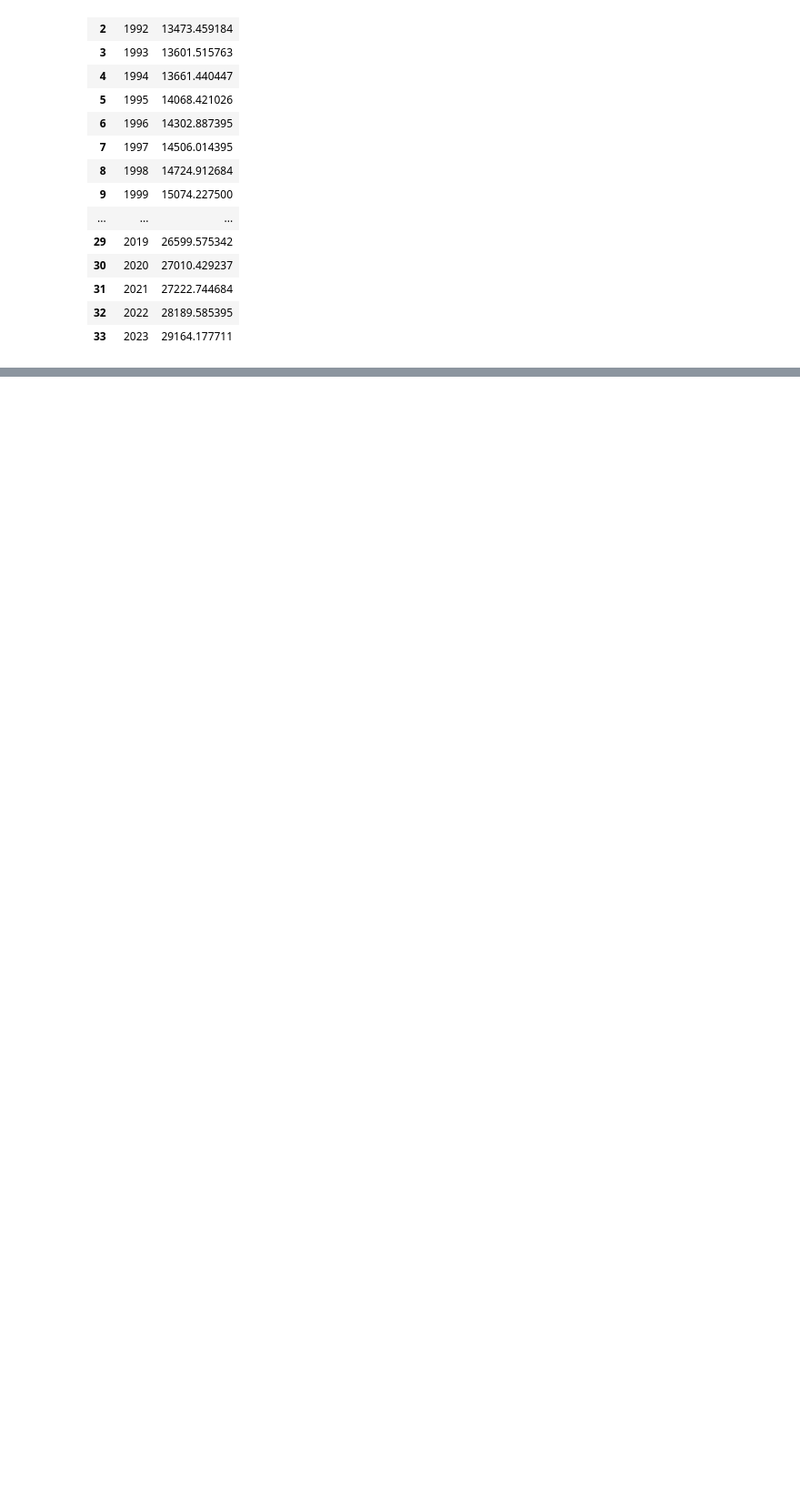
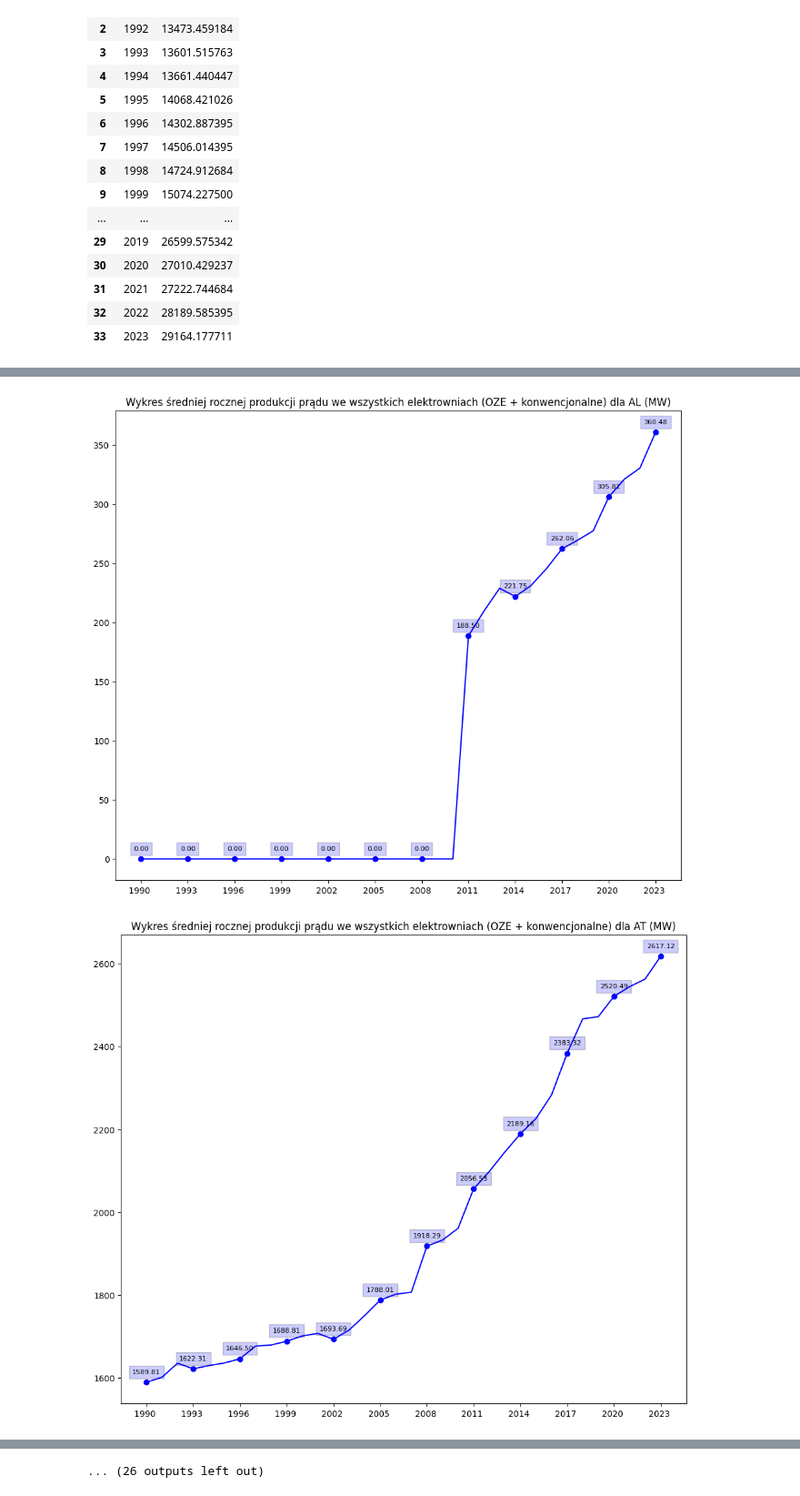
Before and after one commit to tismiracle/Share-of-energy-from-renewable-sources--nrg_ind_share-, a Jupyter notebook: notebook.ipynb, the cells around one changed output, grey strips where cells are left out. Shown at 91% size. Saved outputs shown, nothing was run; the diff lists cells and outputs as text; code cells hidden in the pictures; blank space fills up the shorter version.

```diff
--- a/notebook.ipynb
+++ b/notebook.ipynb
@@ -416,2 +455,37 @@ plt.show()
 # %%
 #WYGENERUJ TAKI SAM WYKRES JAK WYŻEJ TYLKO DLA KAŻDEGO KRAJU Z OSOBNA
+#total_without_annual_column[total_without_annual_column["Country"] == "EA20"]
+list_of_all_countries = total_without_annual_column.iloc[0:, 4].unique()
+# list_of_all_countries
+
+################################################## KOD JEST PRAWIDŁOWY I WYŚWIETLA MOCE NETTO PER KRAJ
+for country in list_of_all_countries:
+    if country == "EA20" or country == "EU27_2020":
+        continue
+    df_one_country = df_sorted[(df_sorted["Country"] == country)
+                               & (df_sorted["Operator"] == "PRR_MAIN")
+                                 & (df_sorted["Type of measure"] == "CAP_NET_ELC")
+                                 & (df_sorted["Type of fuel"] != "TOTAL")]
+
+    for series_name in df_one_country.columns[6:]:
+        df_one_country.loc[:, series_name] = pandas.to_numeric(df_one_country[series_name], errors='coerce').fillna(0)
+
+    means_per_country = iter_through_cols(df_one_country.iloc[:, 6:], pandas.Series.mean)
+    df_means_per_country = convert_dict_to_df(means_per_country, "Years", "Means")
+
+
+    line_per_country = create_plot(df_means_per_country["Years"],
+                                   df_means_per_country["Means"],
+                                   xpoints[::3],
+                                   f"Wykres średniej rocznej produkcji prądu we wszystkich elektrowniach (OZE + konwencjonalne) dla {country} (MW)")
+    add_labels(df_means_per_country["Years"],
+               df_means_per_country["Means"],
+               3,
+               line_per_country)
+#################################################
+
+
+# df_one_country_average
+# %% [output]
+[figure, added]
+[figure, added]
@@ -417,0 +502 @@ plt.show()
+... (26 outputs left out)
```
Also changed, not shown: parts of 10 cells of this notebook.
